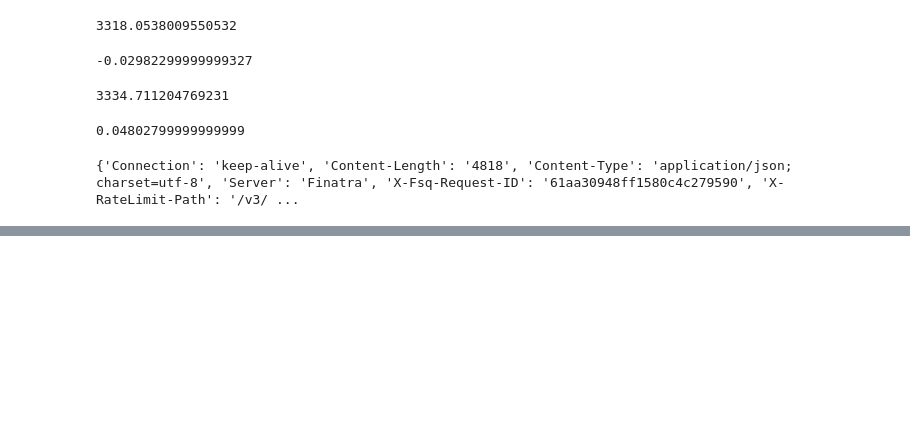
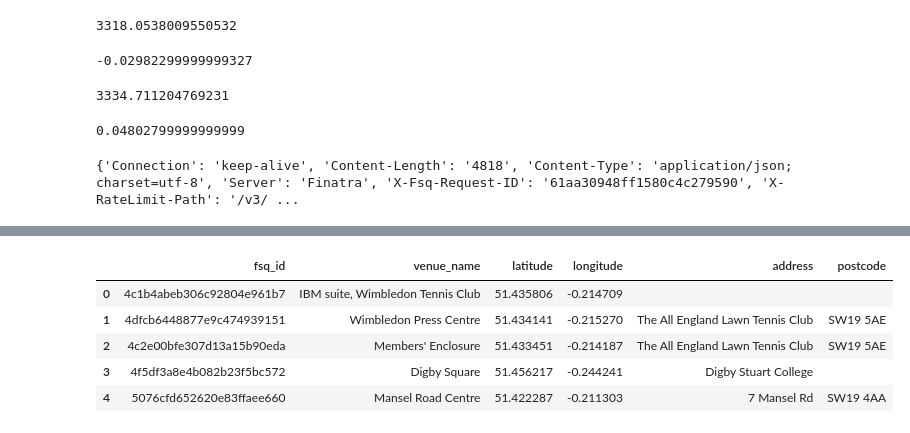
Before and after one commit to rhart-rup/Foursquare-Venue-Scraper-2023, a Jupyter notebook: Four_Square_Venue_Search.ipynb, the cells around one changed output, grey strips where cells are left out. Cells and saved outputs as stored; diff of their text form; code cells hidden in the pictures; blank space fills up the shorter version.

Commit message:
Add tick size functions and grid creation

```diff
--- a/Four_Square_Venue_Search.ipynb
+++ b/Four_Square_Venue_Search.ipynb
@@ -256,0 +301,9 @@ JSON(data_explore2)
+# %%
+def create_lat_long_grid(lat_tick_size, long_tick_size):
+
+    lat_ticks = (max_lat - min_lat) / lat_tick_size
+    long_ticks = (max_long - min_long) / long_tick_size
+
+    lat_range = np.arange(min_lat, max_lat + lat_tick_size, lat_tick_size)
+    long_range = np.arange(min_long, max_long + long_tick_size, long_tick_size)
+    return [str(lat) + ',' + str(long) for long in long_range for lat in lat_range]
@@ -256,0 +332,31 @@ JSON(data_explore2)
+# %%
+radius = 3271
+lat_tick_size, long_tick_size = find_tick_sizes(radius)
+print(f"Latitude tick size = {lat_tick_size}")
+print(f"Longitude tick size = {long_tick_size}")
+lat_long_grid = create_lat_long_grid(lat_tick_size, long_tick_size)
+# %%
+data = []
+for lat_long in lat_long_grid:
+    response = api_call(lat_long, radius, key)
+    results = json.loads(response.text)
+    venues_list = results['results']
+    data.extend(extract_venues(venues_list))
+    # if 50 results then check second page of results
+    if len(venues_list) == 50:
+        try:
+            pagination = response.headers['Link']
+            next_results_url = pagination[pagination.find('<') + 1
+                                          :pagination.find('>')]
+            response = requests.get(next_results_url, headers = headers)
+            results = json.loads(response.text)
+            venues_list = results['results']
+            data.extend(extract_venues(venues_list))
+            if len(venues_list) == 50:
+                print(f"Error - 100 or more venues in search, cannot "
+                     + f"extract all venues in search area.\n"
+                     + f"lat_long = {lat_long}\nradius = {radius}")
+
+        # if key error, there is no second page link i.e. exactly 50 results
+        except KeyError:
+            pass
@@ -256,0 +376,11 @@ JSON(data_explore2)
+# %%
+df = pd.DataFrame(data, columns = ['fsq_id', 'venue_name', 'latitude', 'longitude',
+                       'address', 'postcode'])
+df.head()
+# %% [output]
+|  | fsq_id | venue_name | latitude | longitude | address | postcode |
+| 0 | 4c1b4abeb306c92804e961b7 | IBM suite, Wimbledon Tennis Club | 51.435806 | -0.214709 |  |  |
+| 1 | 4dfcb6448877e9c474939151 | Wimbledon Press Centre | 51.434141 | -0.215270 | The All England Lawn Tennis Club | SW19 5AE |
+| 2 | 4c2e00bfe307d13a15b90eda | Members' Enclosure | 51.433451 | -0.214187 | The All England Lawn Tennis Club | SW19 5AE |
+| 3 | 4f5df3a8e4b082b23f5bc572 | Digby Square | 51.456217 | -0.244241 | Digby Stuart College |  |
+| 4 | 5076cfd652620e83ffaee660 | Mansel Road Centre | 51.422287 | -0.211303 | 7 Mansel Rd | SW19 4AA |
```
Also changed, not shown: parts of 28 cells of this notebook.
